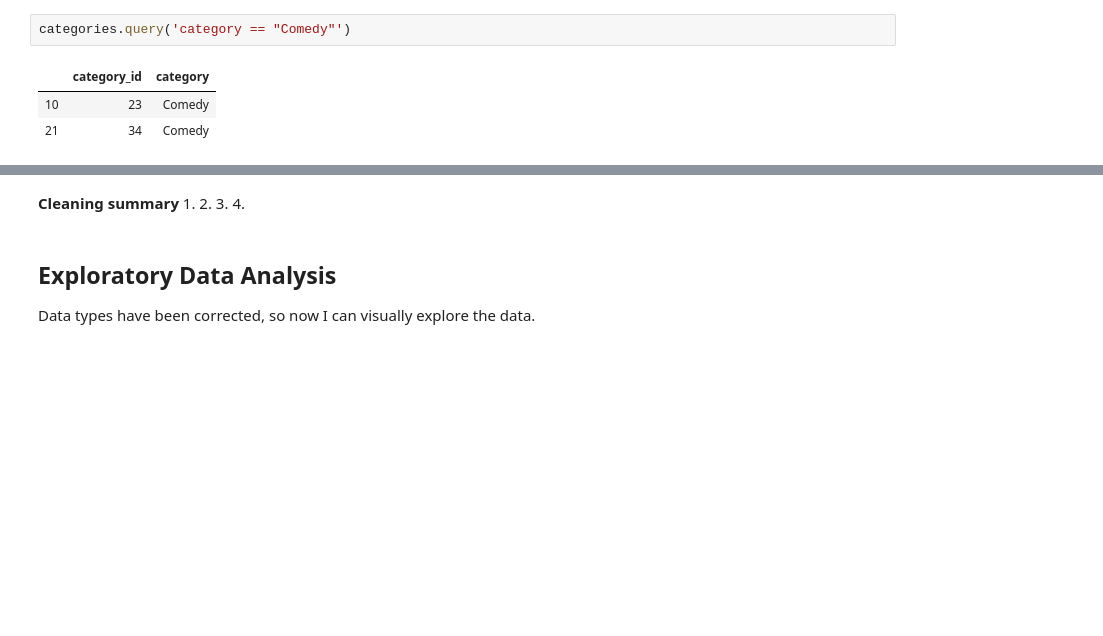
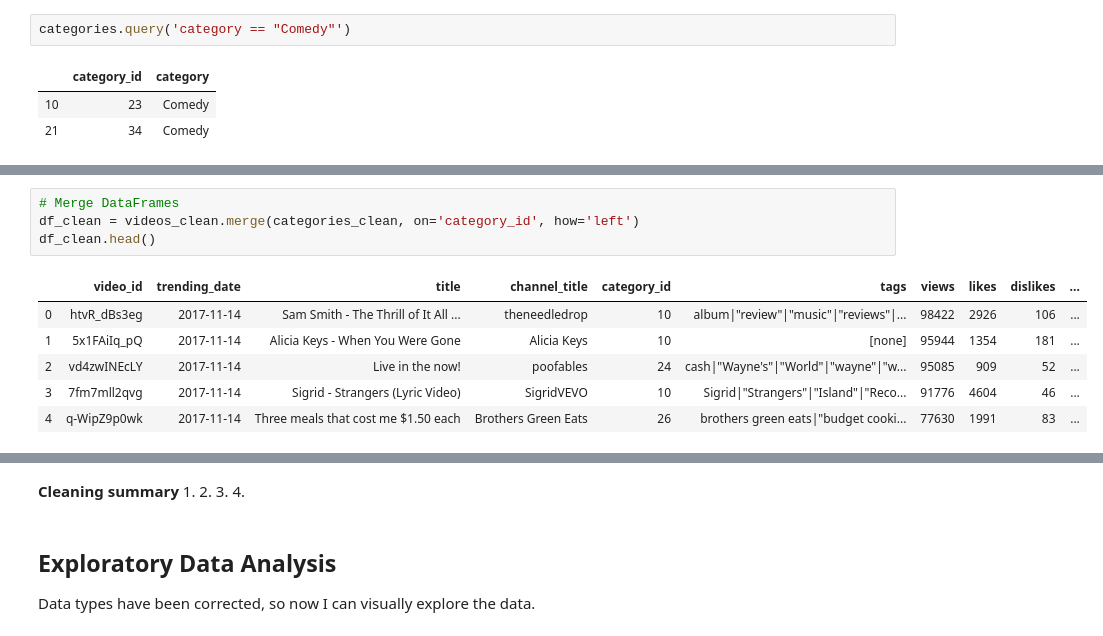
Before and after one commit to bakabbyy/youtube-trending, a Jupyter notebook: youtube-trending.ipynb, the cells around one changed output, grey strips where cells are left out. Saved outputs shown, nothing was run; the diff lists cells and outputs as text; blank space fills up the shorter version.

```diff
--- a/youtube-trending.ipynb
+++ b/youtube-trending.ipynb
@@ -317,0 +397,11 @@ dtype: object
+# %%
+# Merge DataFrames
+df_clean = videos_clean.merge(categories_clean, on='category_id', how='left')
+df_clean.head()
+# %% [output]
+|  | video_id | trending_date | title | channel_title | category_id | tags | views | likes | dislikes | ... |
+| 0 | htvR_dBs3eg | 2017-11-14 | Sam Smith - The Thrill of It All ... | theneedledrop | 10 | album|"review"|"music"|"reviews"|... | 98422 | 2926 | 106 | ... |
+| 1 | 5x1FAiIq_pQ | 2017-11-14 | Alicia Keys - When You Were Gone | Alicia Keys | 10 | [none] | 95944 | 1354 | 181 | ... |
+| 2 | vd4zwINEcLY | 2017-11-14 | Live in the now! | poofables | 24 | cash|"Wayne's"|"World"|"wayne"|"w... | 95085 | 909 | 52 | ... |
+| 3 | 7fm7mll2qvg | 2017-11-14 | Sigrid - Strangers (Lyric Video) | SigridVEVO | 10 | Sigrid|"Strangers"|"Island"|"Reco... | 91776 | 4604 | 46 | ... |
+| 4 | q-WipZ9p0wk | 2017-11-14 | Three meals that cost me $1.50 each | Brothers Green Eats | 26 | brothers green eats|"budget cooki... | 77630 | 1991 | 83 | ... |
```
Also changed, not shown: parts of 45 cells of this notebook.
